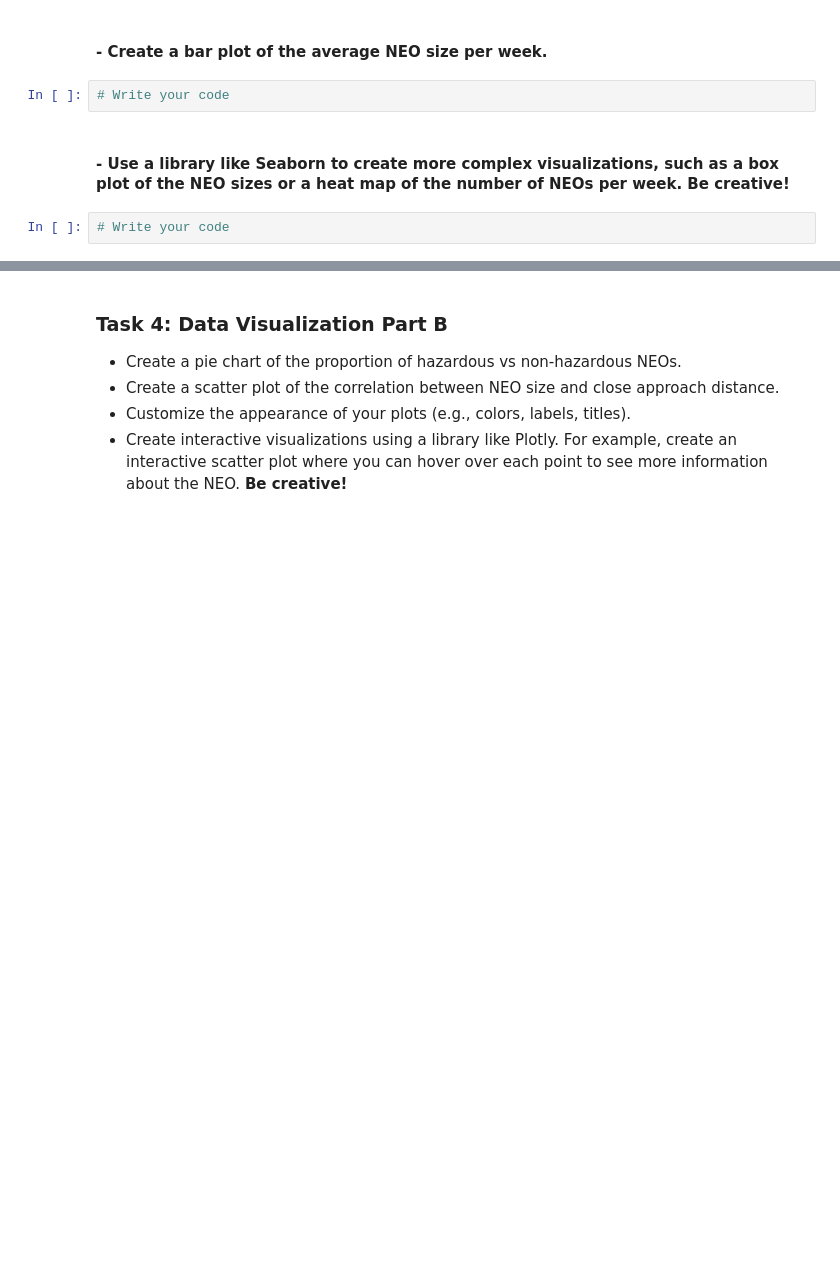
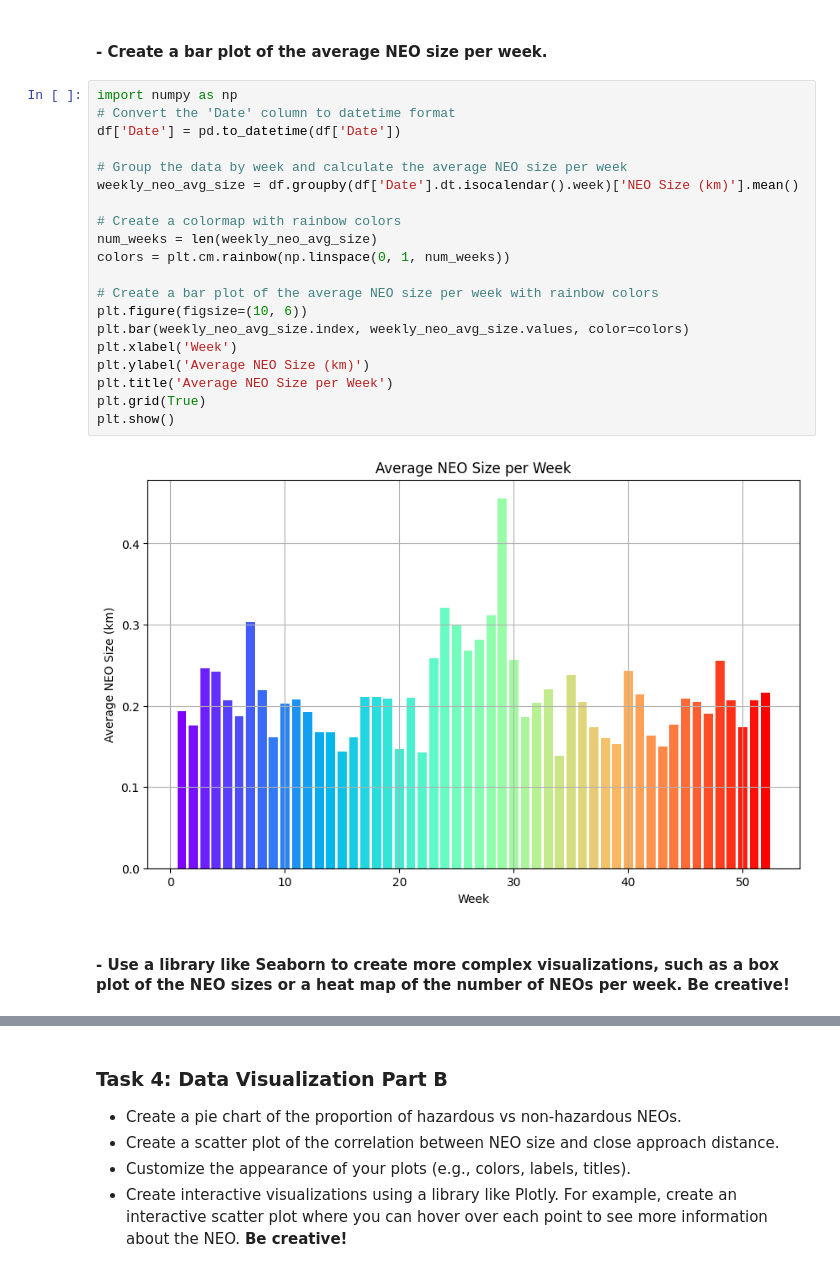
Before and after one commit to Strongside-87/Project-Delivery, a Jupyter notebook: 5_nasa_data_collection_and_visualization.ipynb, the cells around one changed output, grey strips where cells are left out. Saved outputs shown, nothing was run; the diff lists cells and outputs as text; blank space fills up the shorter version.

```diff
--- a/5_nasa_data_collection_and_visualization.ipynb
+++ b/5_nasa_data_collection_and_visualization.ipynb
@@ -176,8 +186,26 @@ plt.show()
 # %% [markdown]
 #### - Create a bar plot of the average NEO size per week.
-# %%
-# Write your code
+# %%
+import numpy as np
+# Convert the 'Date' column to datetime format
+df['Date'] = pd.to_datetime(df['Date'])
+
+# Group the data by week and calculate the average NEO size per week
+weekly_neo_avg_size = df.groupby(df['Date'].dt.isocalendar().week)['NEO Size (km)'].mean()
+
+# Create a colormap with rainbow colors
+num_weeks = len(weekly_neo_avg_size)
+colors = plt.cm.rainbow(np.linspace(0, 1, num_weeks))
+
+# Create a bar plot of the average NEO size per week with rainbow colors
+plt.figure(figsize=(10, 6))
+plt.bar(weekly_neo_avg_size.index, weekly_neo_avg_size.values, color=colors)
+plt.xlabel('Week')
+plt.ylabel('Average NEO Size (km)')
+plt.title('Average NEO Size per Week')
+plt.grid(True)
+plt.show()
+# %% [output]
+[figure, added]
 # %% [markdown]
 #### - Use a library like Seaborn to create more complex visualizations, such as a box plot of the NEO sizes or a heat map of the number of NEOs per week. **Be creative**!
-# %%
-# Write your code
```
Also changed, not shown: parts of 6 cells of this notebook, 1 other file.
